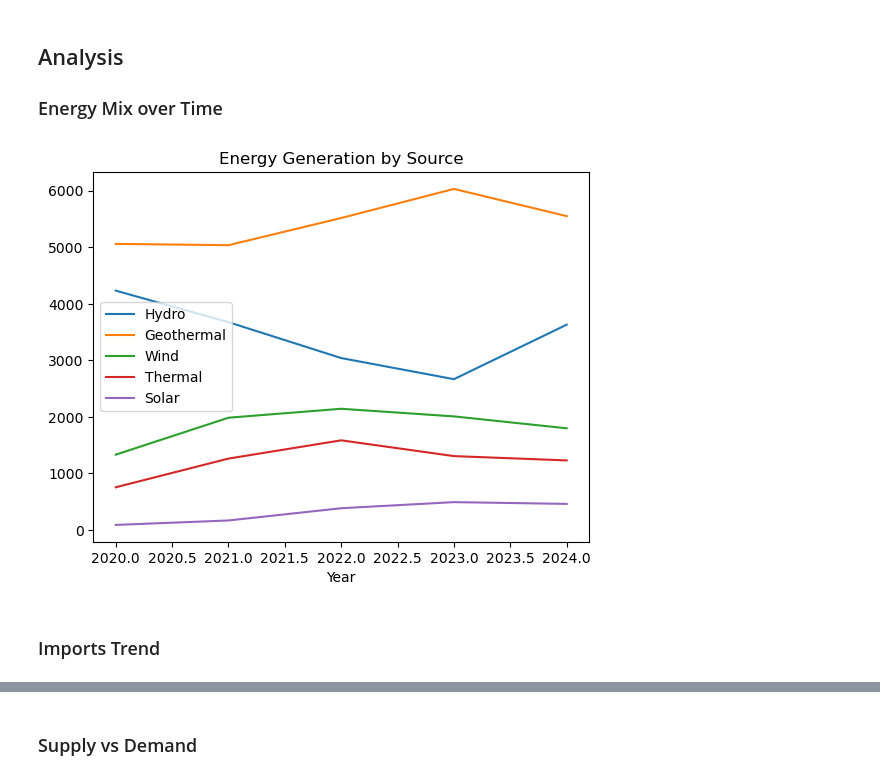
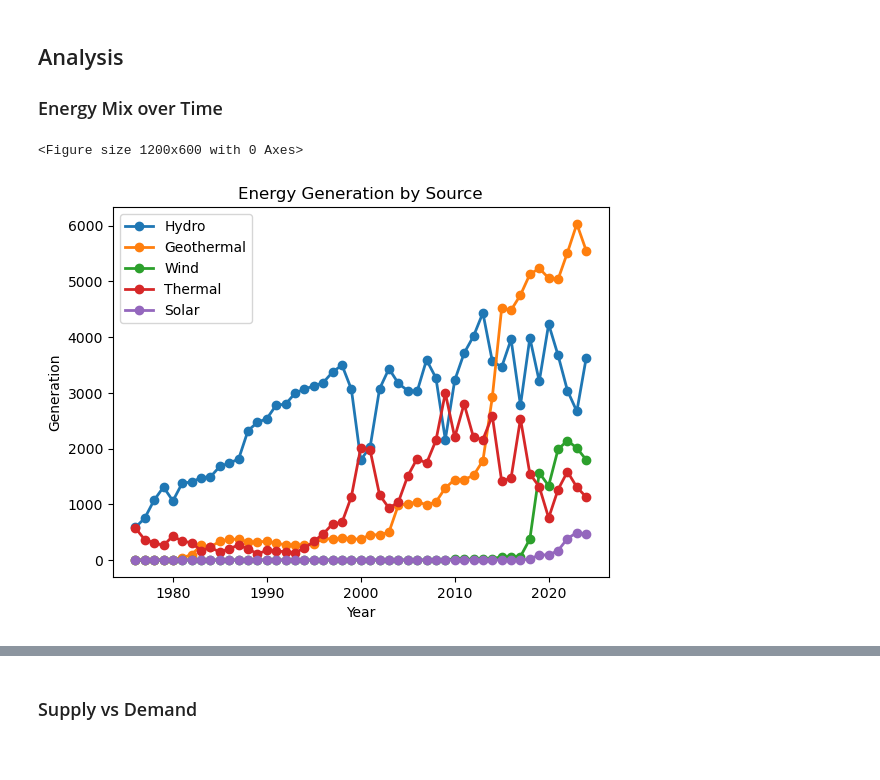
Before and after one commit to williamyego/kenya-energy-analysis, a Jupyter notebook: Kenya_Energy_Analysis(1976-2024).ipynb, the cells around one changed output, grey strips where cells are left out. Cells and saved outputs as stored; diff of their text form; code cells hidden in the pictures.

Commit message:
Updated generation mix analysis

```diff
--- a/Kenya_Energy_Analysis(2020-2024).ipynb
+++ b/Kenya_Energy_Analysis(1976-2024).ipynb
@@ -157,11 +162,10 @@ gen_df.head()
 gen_df.columns = [
     "Year",
     "Hydro",
+    "Thermal",
     "Geothermal",
-    "Thermal",
     "Wind",
     "Solar",
-    "Imports",
     "Total_Supply"
 ]
 # %% [markdown]
@@ -180,10 +184,13 @@ df.head()
 ## Analysis
 ### Energy Mix over Time
 # %%
-gen_df.set_index("Year")[["Hydro","Geothermal","Wind","Thermal","Solar"]].plot()
+plt.figure(figsize=(12,6))
+
+gen_df.set_index("Year")[["Hydro","Geothermal","Wind","Thermal","Solar"]].plot(linewidth=2,marker='o')
 plt.title("Energy Generation by Source")
+plt.xlabel("Year")
+plt.ylabel("Generation")
 plt.show()
 # %% [output]
+<Figure size 1200x600 with 0 Axes>
-[figure, old version]
+[figure, new version]
-# %% [markdown]
-### Imports Trend
```
Also changed, not shown: parts of 11 cells of this notebook, 1 other file.
